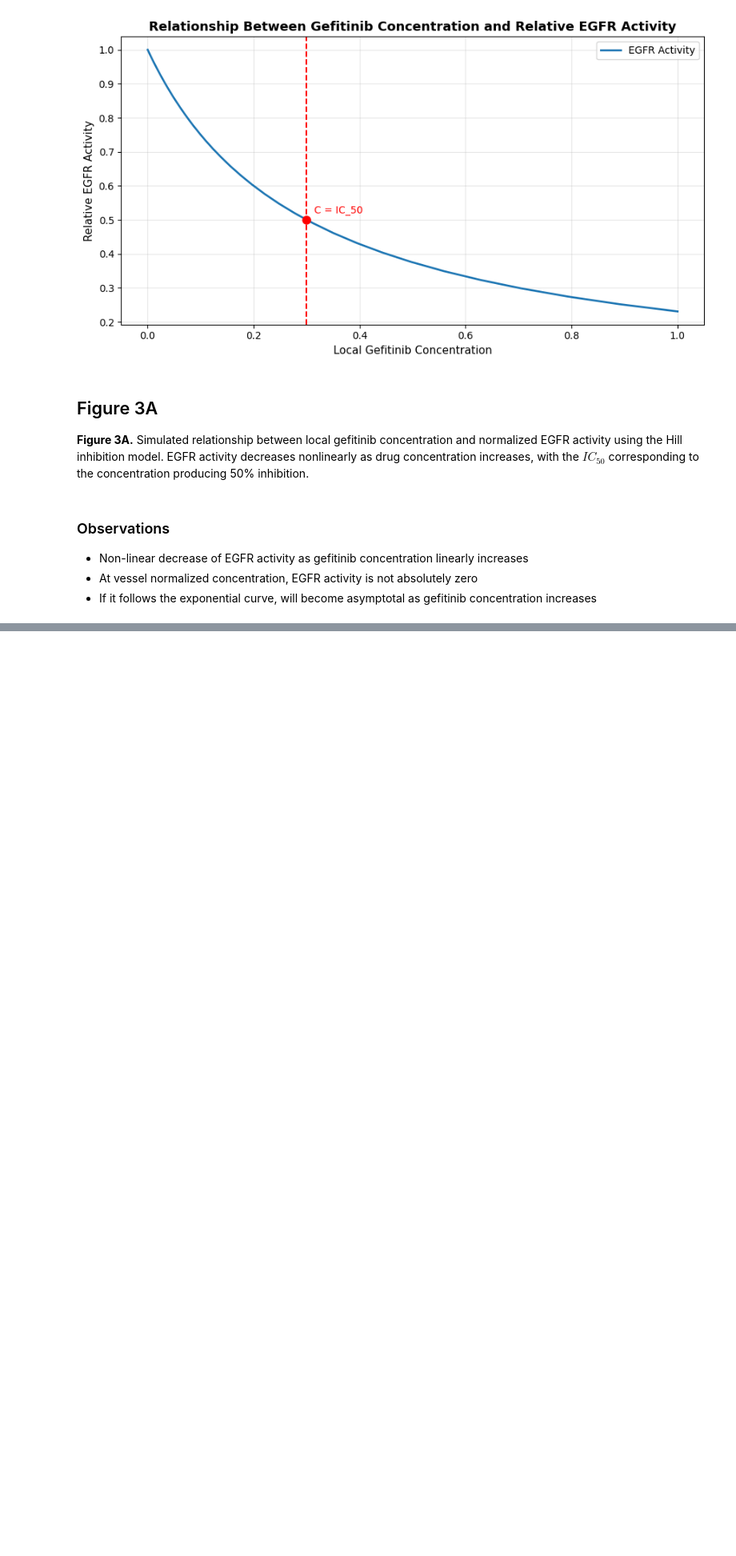
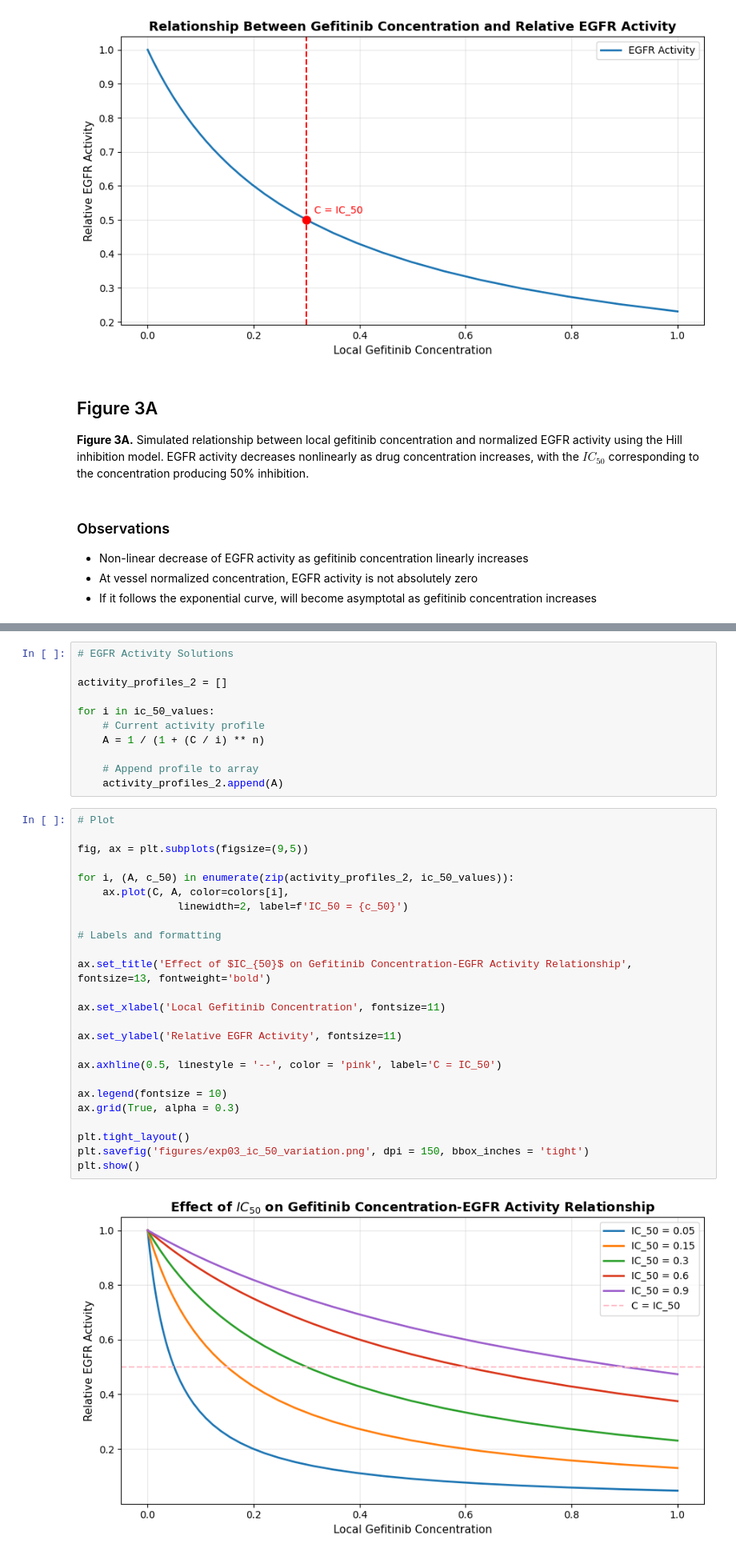
Before and after one commit to abhirym/Drug-Diffusion-Project, a Jupyter notebook: exp03_EGFR_hill_model.ipynb, the cells around one changed output, grey strips where cells are left out. Shown at 80% size. Cells and saved outputs as stored; diff of their text form; blank space fills up the shorter version.

```diff
--- a/exp03_EGFR_hill_model.ipynb
+++ b/exp03_EGFR_hill_model.ipynb
@@ -78,0 +170,38 @@ import matplotlib.pyplot as plt
+# %%
+# EGFR Activity Solutions
+
+activity_profiles_2 = []
+
+for i in ic_50_values:
+    # Current activity profile
+    A = 1 / (1 + (C / i) ** n)
+
+    # Append profile to array
+    activity_profiles_2.append(A)
+# %%
+# Plot
+
+fig, ax = plt.subplots(figsize=(9,5))
+
+for i, (A, c_50) in enumerate(zip(activity_profiles_2, ic_50_values)):
+    ax.plot(C, A, color=colors[i],
+                linewidth=2, label=f'IC_50 = {c_50}')
+
+# Labels and formatting
+
+ax.set_title('Effect of $IC_{50}$ on Gefitinib Concentration-EGFR Activity Relationship', fontsize=13, fontweight='bold')
+
+ax.set_xlabel('Local Gefitinib Concentration', fontsize=11)
+
+ax.set_ylabel('Relative EGFR Activity', fontsize=11)
+
+ax.axhline(0.5, linestyle = '--', color = 'pink', label='C = IC_50')
+
+ax.legend(fontsize = 10)
+ax.grid(True, alpha = 0.3)
+
+plt.tight_layout()
+plt.savefig('figures/exp03_ic_50_variation.png', dpi = 150, bbox_inches = 'tight')
+plt.show()
+# %% [output]
+[figure, added]
```
Also changed, not shown: parts of 15 cells of this notebook, 2 other files.
